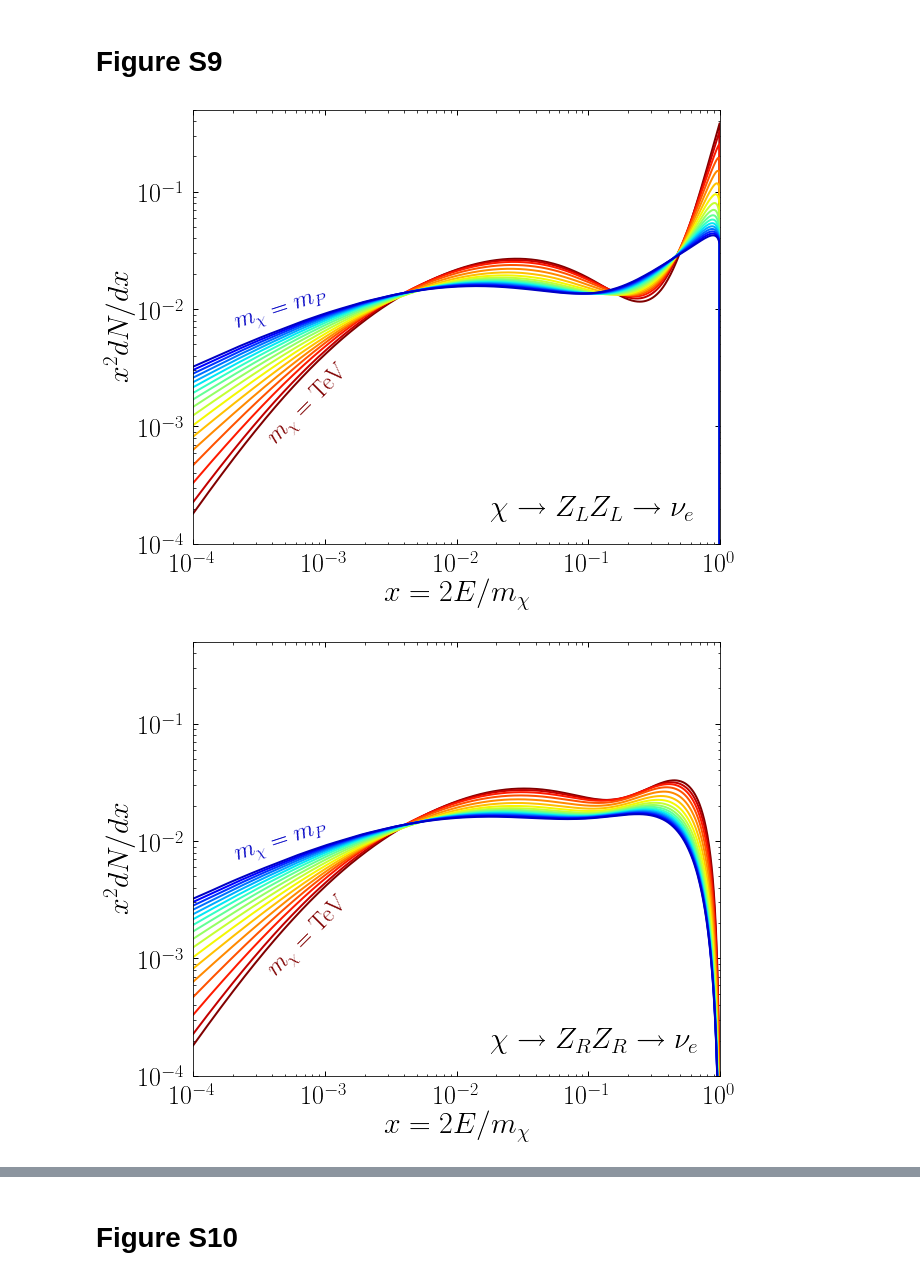
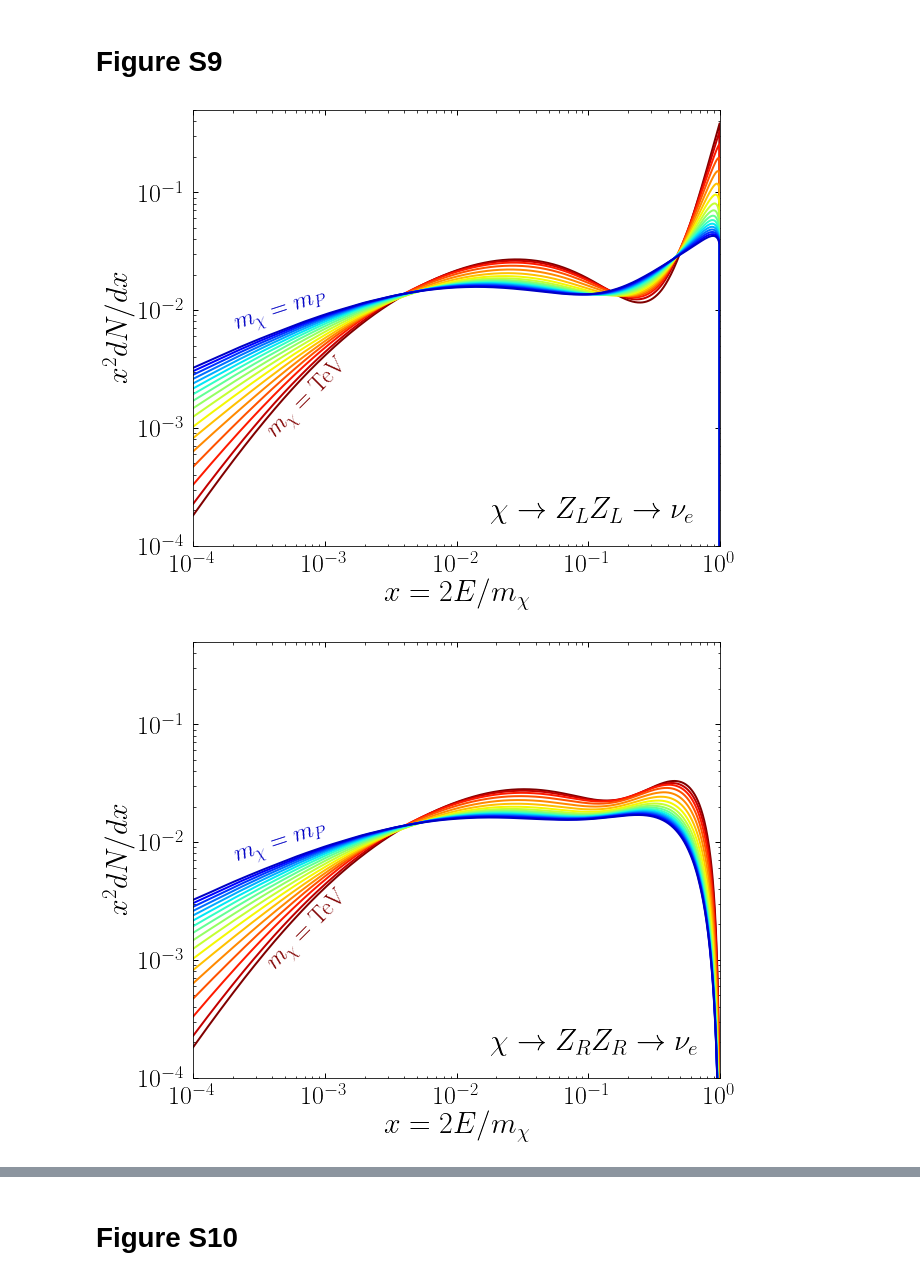
Before and after one commit to nickrodd/HDMSpectra, a Jupyter notebook: examples/ReproducingPlots.ipynb, the cells around one changed output, grey strips where cells are left out. Drawn from its saved outputs; the diff is of its cells as text; code cells hidden in the pictures.

Commit message:
Optimized plotting for python3

```diff
--- a/examples/ReproducingPlots.ipynb
+++ b/examples/ReproducingPlots.ipynb
@@ -367,41 +367,41 @@ plt.xlabel(r"$x = 2E/m_{\chi}$", fontsize=30)
 plt.ylabel(r"$x^2 dN/dx$", fontsize=30)
 
 plt.text(1.8e-2, 10**(-3.8),r'$\chi \to Z_L Z_L \to \nu_e$', fontsize=30)
-plt.text(2.e-4, 10**(-1.95),r'$m_{\chi} =m_P$', fontsize=24,
+plt.text(2.e-4, 10**(-2.2),r'$m_{\chi} =m_P$', fontsize=24,
          color=cm(1./float(len(Qvals))), rotation=18)
-plt.text(3.5e-4, 10**(-2.6),r'$m_{\chi} =$ TeV', fontsize=24,
+plt.text(3.5e-4, 10**(-3.1),r'$m_{\chi} =$ TeV', fontsize=24,
          color=cm(1.), rotation=45)
 
 plt.tight_layout()
 plt.show()
 
 
 ### Top Left
 fig, ax = plt.subplots(1, figsize=(10/1.1, 8/1.1))
 
 for i, iQ in enumerate(Qvals):
     dNdx = HDMSpectra.spec(12, 2923, xvals, iQ, data)
     plt.plot(xvals, xvals**2.*dNdx,
              lw=2., c=cm((len(Qvals)-i)/float(len(Qvals))))
 
 plt.xscale('log')
 plt.yscale('log')
 plt.xlim([1.e-4,1.])
 plt.ylim([1.e-4,5.e-1])
 plt.xlabel(r"$x = 2E/m_{\chi}$", fontsize=30)
 plt.ylabel(r"$x^2 dN/dx$", fontsize=30)
 
 plt.text(1.8e-2, 10**(-3.8),r'$\chi \to Z_R Z_R \to \nu_e$', fontsize=30)
-plt.text(2.e-4, 10**(-1.95),r'$m_{\chi} =m_P$', fontsize=24,
+plt.text(2.e-4, 10**(-2.2),r'$m_{\chi} =m_P$', fontsize=24,
          color=cm(1./float(len(Qvals))),rotation=18)
-plt.text(3.5e-4, 10**(-2.6),r'$m_{\chi} =$ TeV', fontsize=24,
+plt.text(3.5e-4, 10**(-3.1),r'$m_{\chi} =$ TeV', fontsize=24,
          color=cm(1.),rotation=45)
 
 plt.tight_layout()
 plt.show()
 # %% [output]
-[figure, old version]
+[figure, new version]
-[figure, old version]
+[figure, new version]
 # %%
 ### Bottom
 fig, ax = plt.subplots(1, figsize=(10/1.1, 8/1.1))
```
Also changed, not shown: parts of 8 cells of this notebook, 1 other file.
